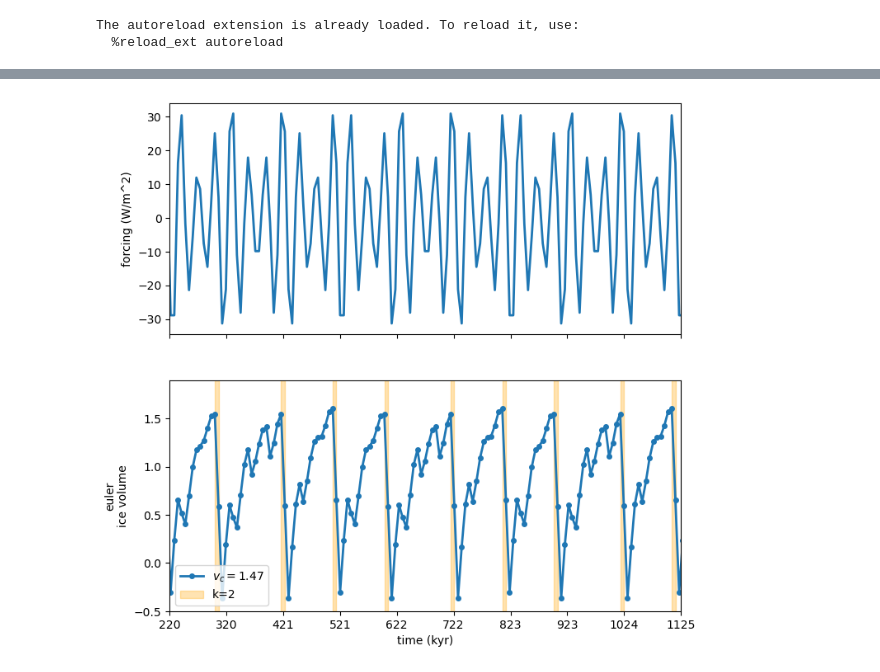
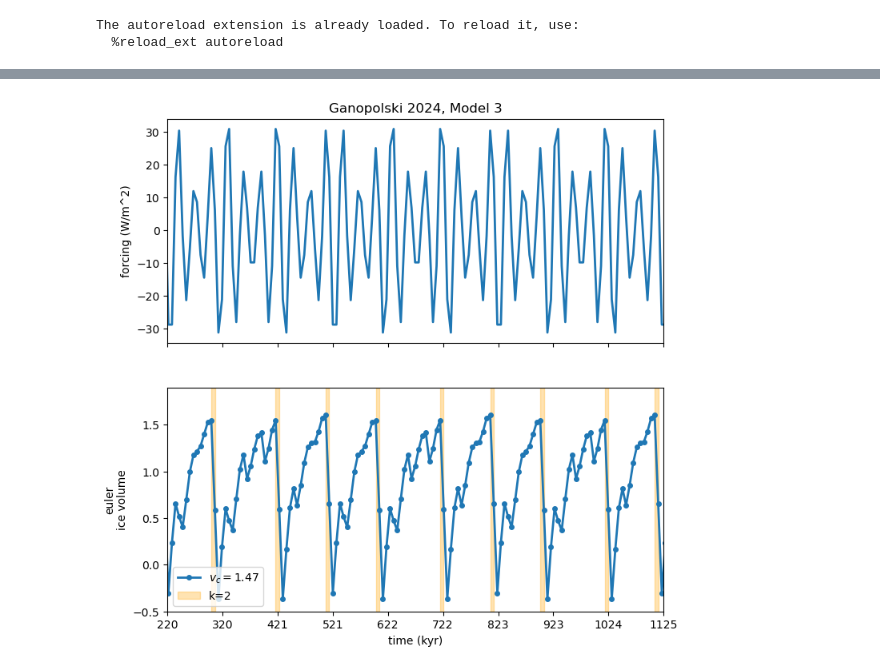
Before and after one commit to LinkedEarth/PaleoBeasts, a Jupyter notebook: notebooks/Ganopolski2024_demo.ipynb, the cells around one changed output, grey strips where cells are left out. Drawn from its saved outputs; the diff is of its cells as text; code cells hidden in the pictures.

```diff
--- a/notebooks/Ganopolski2024_demo.ipynb
+++ b/notebooks/Ganopolski2024_demo.ipynb
@@ -118,31 +168,32 @@ for ik, model_sol in enumerate(model_sols):
         intervals.append((start_time, df.iloc[-1]['Time']))
 
     time = model_sol.solution.t
 
     model_sol_y = model_sol.solution.y[0]
     model_forcing = model_sol.model.forcing.get_forcing(time)
     label=','.join([r'$v_c=$'+str(model_sol.model.vc)])
     ax[ik+1].plot(time, model_sol_y, linewidth=2, marker='o', markersize=4, label=label)
 
     if len(intervals)>0:
         for ip, interval in enumerate(intervals):
             if ip==0:
                 label='k=2'
             else:
                 label=None
             ax[ik+1].axvspan(interval[0], interval[1], color='orange', alpha=0.3, label=label)
     ax[ik+1].set_xlim([max(model_sol.solution.t)-start_kya, max(model_sol.solution.t)-end_kya])
     ax[ik+1].legend()
 
     ax[0].plot(time, model_forcing, linewidth=2, label=label)
 
     ax[0].set_ylabel('forcing (W/m^2)')
     ax[ik+1].set_xticks(ticks)
     ax[ik+1].set_ylim([-.5,1.9])
     ax[ik+1].set_ylabel('\n'.join([model_sol.method,model_sol.model.variable_name]))
 
 ax[-1].set_xticklabels(tick_labels)
 ax[-1].set_xlabel('time (kyr)')
+ax[0].set_title('Ganopolski 2024, Model 3')
 plt.savefig('figures/g24_model3_euler_vc1p47.png')
 # %% [output]
-[figure, old version]
+[figure, new version]
```
Also changed, not shown: parts of 7 cells of this notebook.
